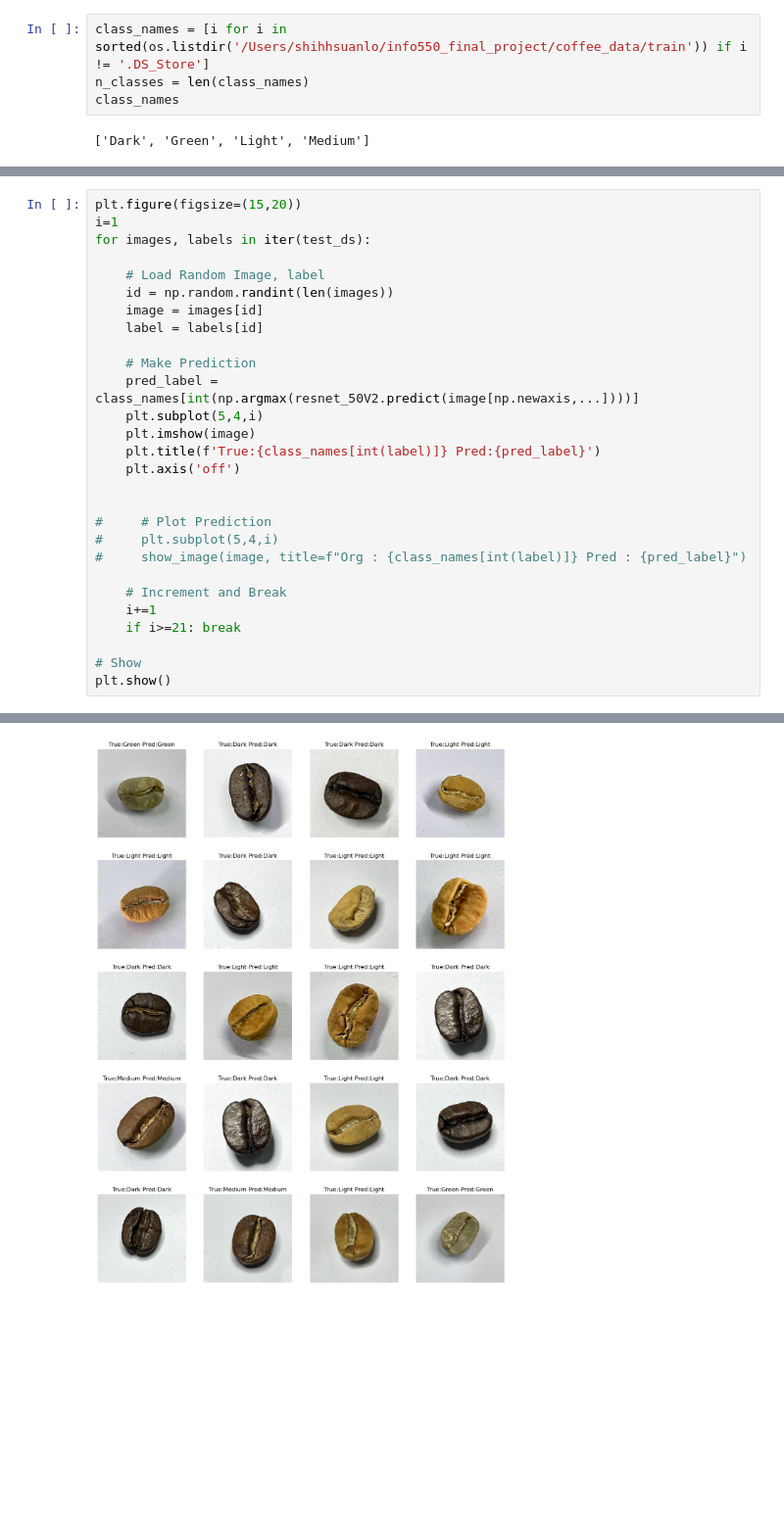
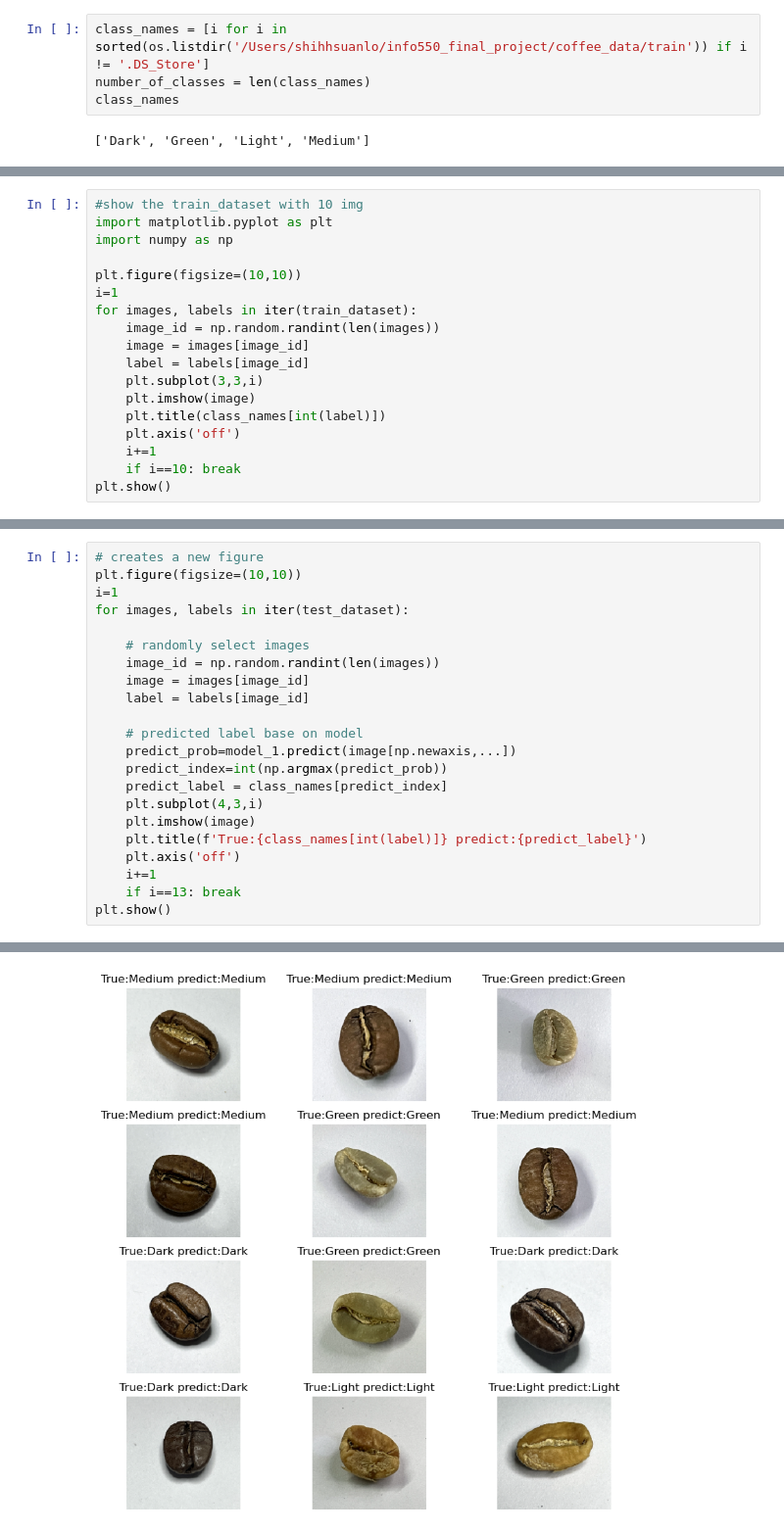
Before and after one commit to SHL47/info550_FinalProject_SHIHHSUAN_LO, a Jupyter notebook: project_code.ipynb, the cells around one changed output, grey strips where cells are left out. Shown at 98% size. Cells and saved outputs as stored; diff of their text form; blank space fills up the shorter version.

```diff
--- a/project_code.ipynb
+++ b/project_code.ipynb
@@ -30,7 +26,7 @@ from keras.callbacks import EarlyStopping, ModelCheckpoint
 To enable them in other operations, rebuild TensorFlow with the appropriate compiler flags.
 # %%
 class_names = [i for i in sorted(os.listdir('/Users/shihhsuanlo/info550_final_project/coffee_data/train')) if i != '.DS_Store']
-n_classes = len(class_names)
+number_of_classes = len(class_names)
 class_names
 # %% [output]
 ['Dark', 'Green', 'Light', 'Medium']
@@ -111,0 +46,18 @@ plt.show()
+# %%
+#show the train_dataset with 10 img
+import matplotlib.pyplot as plt
+import numpy as np
+
+plt.figure(figsize=(10,10))
+i=1
+for images, labels in iter(train_dataset):
+    image_id = np.random.randint(len(images))
+    image = images[image_id]
+    label = labels[image_id]
+    plt.subplot(3,3,i)
+    plt.imshow(image)
+    plt.title(class_names[int(label)])
+    plt.axis('off')
+    i+=1
+    if i==10: break
+plt.show()
@@ -188,29 +115,23 @@ resnet_50V2.evaluate(test_ds)
 # %%
-plt.figure(figsize=(15,20))
+# creates a new figure
+plt.figure(figsize=(10,10))
 i=1
-for images, labels in iter(test_ds):
+for images, labels in iter(test_dataset):
 
-    # Load Random Image, label
-    id = np.random.randint(len(images))
-    image = images[id]
-    label = labels[id]
+    # randomly select images
+    image_id = np.random.randint(len(images))
+    image = images[image_id]
+    label = labels[image_id]
 
-    # Make Prediction
-    pred_label = class_names[int(np.argmax(resnet_50V2.predict(image[np.newaxis,...])))]
-    plt.subplot(5,4,i)
+    # predicted label base on model
+    predict_prob=model_1.predict(image[np.newaxis,...])
+    predict_index=int(np.argmax(predict_prob))
+    predict_label = class_names[predict_index]
+    plt.subplot(4,3,i)
     plt.imshow(image)
-    plt.title(f'True:{class_names[int(label)]} Pred:{pred_label}')
+    plt.title(f'True:{class_names[int(label)]} predict:{predict_label}')
     plt.axis('off')
-
-
-#     # Plot Prediction
-#     plt.subplot(5,4,i)
-#     show_image(image, title=f"Org : {class_names[int(label)]} Pred : {pred_label}")
-
-    # Increment and Break
     i+=1
-    if i>=21: break
-
-# Show
+    if i==13: break
 plt.show()
 # %% [output]
@@ -237,2 +150,2 @@ plt.show()
-[figure, old version]
+[figure, new version]
 # %%
```
Also changed, not shown: parts of 17 cells of this notebook.
